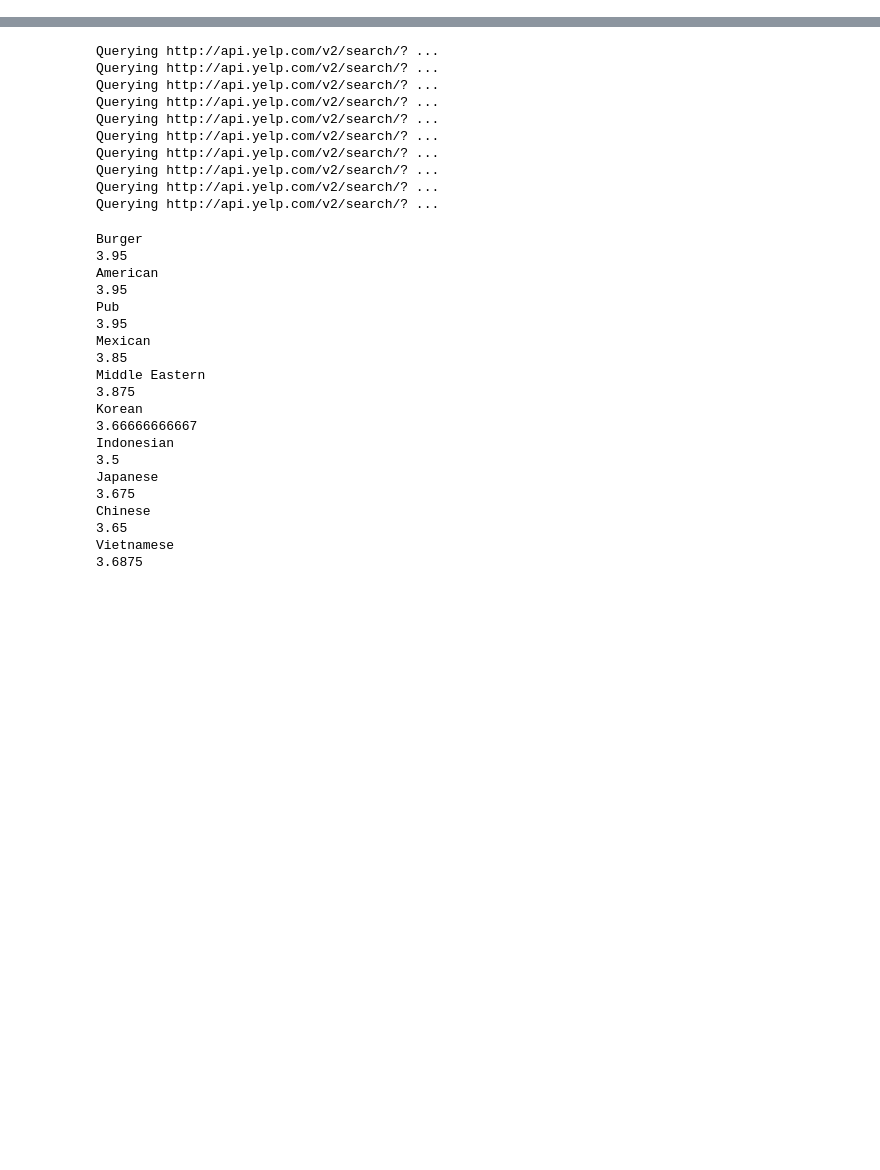
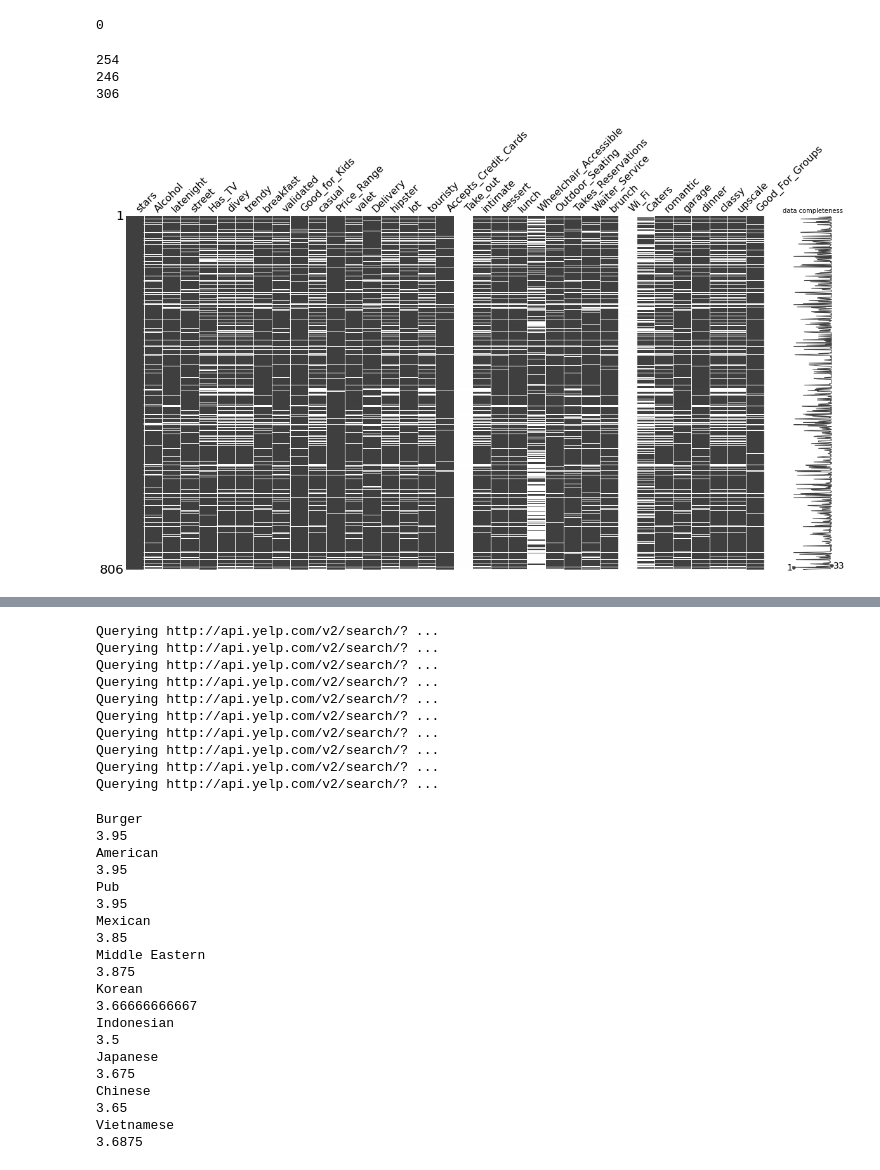
Before and after one commit to stephenpardy/PythonNotebooks, a Jupyter notebook: Yelp_Ratings.ipynb, the cells around one changed output, grey strips where cells are left out. Cells and saved outputs as stored; diff of their text form; code cells hidden in the pictures; blank space fills up the shorter version.

```diff
--- a/Yelp_Ratings.ipynb
+++ b/Yelp_Ratings.ipynb
@@ -223,0 +177,23 @@ axis.legend(loc='upper left', ncol=2)
+# %%
+counter = 0
+for i in xrange(len(madison_restaurants)):
+    if sum(np.isnan(attributes.loc[i])) == 0:
+        counter += 1
+
+print counter
+# %% [output]
+0
+# %%
+print sum(attributes['Caters'] == 0)
+print sum(attributes['Caters'] == 1)
+
+
+print sum(np.isnan(attributes['Caters']))
+# %% [output]
+254
+246
+306
+# %%
+msno.missingno(attributes)
+# %% [output]
+[figure, added]
```
Also changed, not shown: parts of 45 cells of this notebook, 3 other files.
